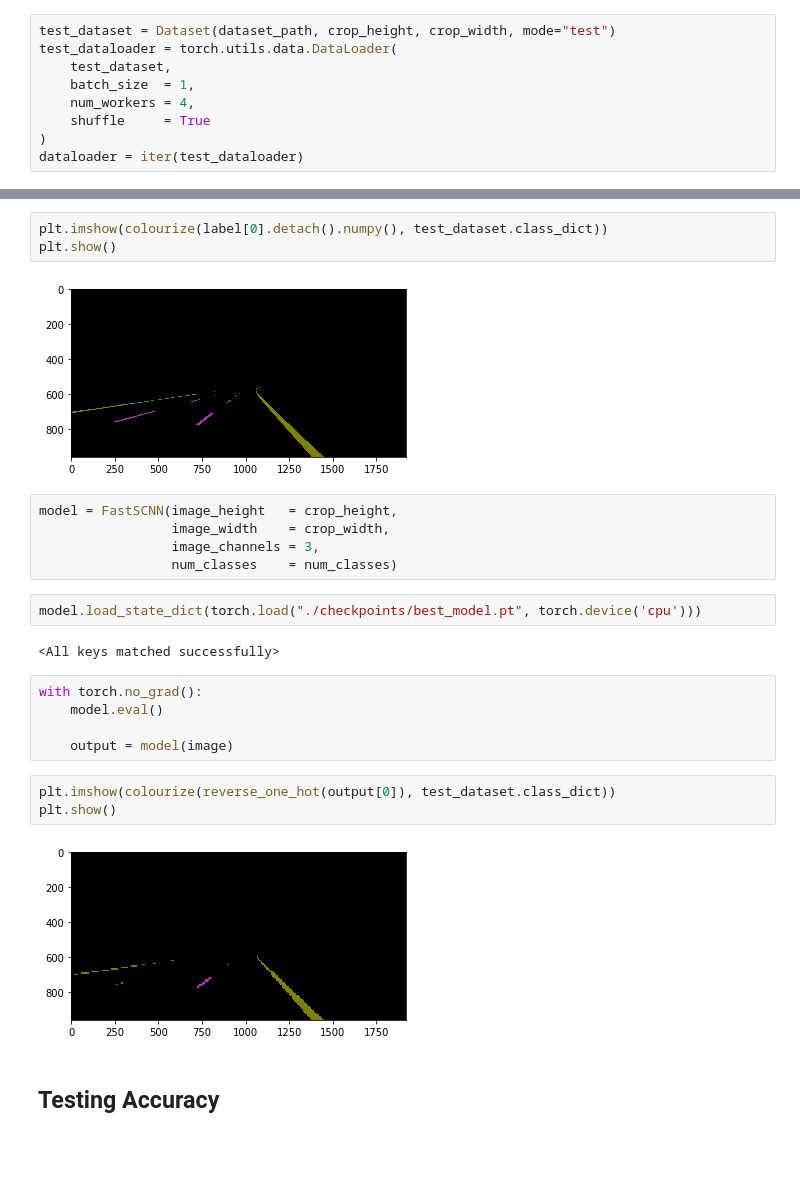
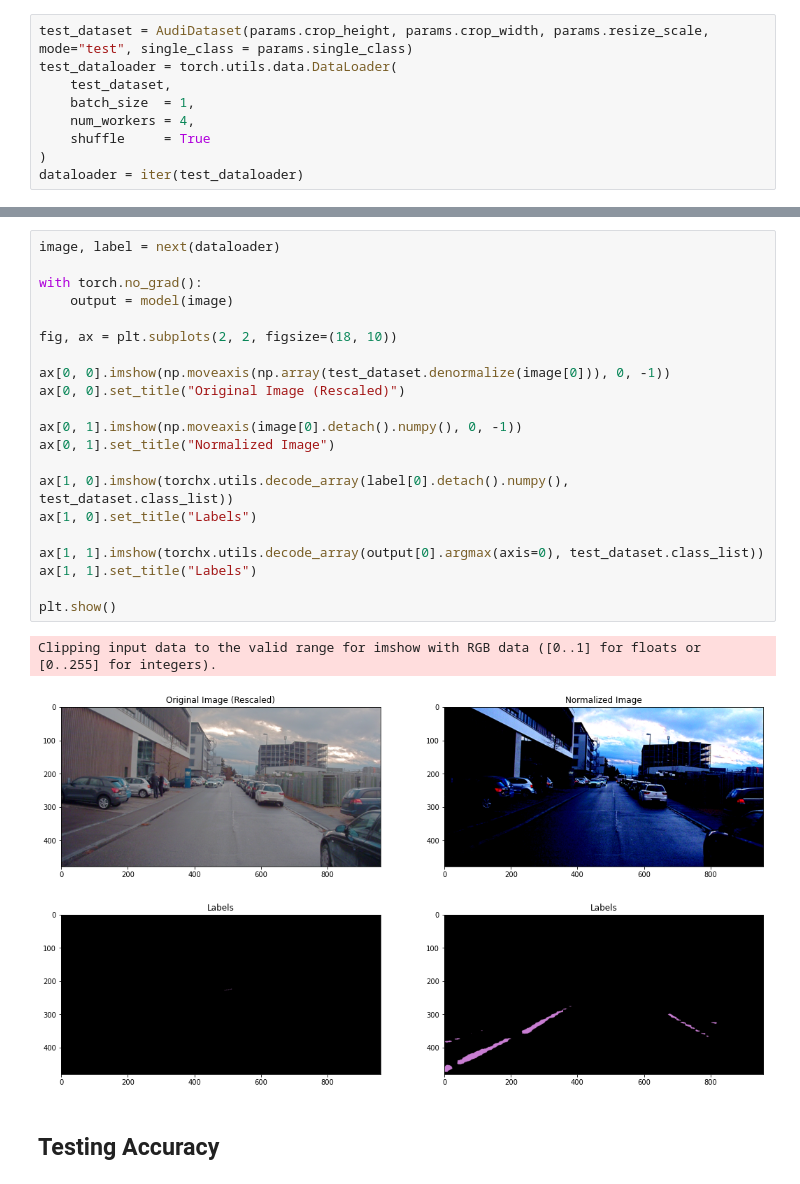
Before and after one commit to antoniojkim/Fast-SCNN, a Jupyter notebook: inference.ipynb, the cells around one changed output, grey strips where cells are left out. Saved outputs shown, nothing was run; the diff lists cells and outputs as text; blank space fills up the shorter version.

```diff
--- a/inference.ipynb
+++ b/inference.ipynb
@@ -28,5 +25,5 @@ num_classes  = params["num_classes"]    # Number of classes
 # %%
-test_dataset = Dataset(dataset_path, crop_height, crop_width, mode="test")
+test_dataset = AudiDataset(params.crop_height, params.crop_width, params.resize_scale, mode="test", single_class = params.single_class)
 test_dataloader = torch.utils.data.DataLoader(
     test_dataset,
     batch_size  = 1,
@@ -56,27 +34,27 @@ plt.show()
-# %%
-plt.imshow(colourize(label[0].detach().numpy(), test_dataset.class_dict))
-plt.show()
-# %% [output]
-[figure, removed]
-# %%
-model = FastSCNN(image_height   = crop_height,
-                 image_width    = crop_width,
-                 image_channels = 3,
-                 num_classes    = num_classes)
-# %%
-model.load_state_dict(torch.load("./checkpoints/best_model.pt", torch.device('cpu')))
-# %% [output]
-<All keys matched successfully>
-# %%
-with torch.no_grad():
-    model.eval()
-
-    output = model(image)
-# %%
-plt.imshow(colourize(reverse_one_hot(output[0]), test_dataset.class_dict))
-plt.show()
-# %% [output]
-[figure, removed]
+# %%
+image, label = next(dataloader)
+
+with torch.no_grad():
+    output = model(image)
+
+fig, ax = plt.subplots(2, 2, figsize=(18, 10))
+
+ax[0, 0].imshow(np.moveaxis(np.array(test_dataset.denormalize(image[0])), 0, -1))
+ax[0, 0].set_title("Original Image (Rescaled)")
+
+ax[0, 1].imshow(np.moveaxis(image[0].detach().numpy(), 0, -1))
+ax[0, 1].set_title("Normalized Image")
+
+ax[1, 0].imshow(torchx.utils.decode_array(label[0].detach().numpy(), test_dataset.class_list))
+ax[1, 0].set_title("Labels")
+
+ax[1, 1].imshow(torchx.utils.decode_array(output[0].argmax(axis=0), test_dataset.class_list))
+ax[1, 1].set_title("Labels")
+
+plt.show()
+# %% [output]
+Clipping input data to the valid range for imshow with RGB data ([0..1] for floats or [0..255] for integers).
+[figure, added]
 # %% [markdown]
 ## Testing Accuracy
 # %%
```
Also changed, not shown: parts of 14 cells of this notebook, 3 other files.
